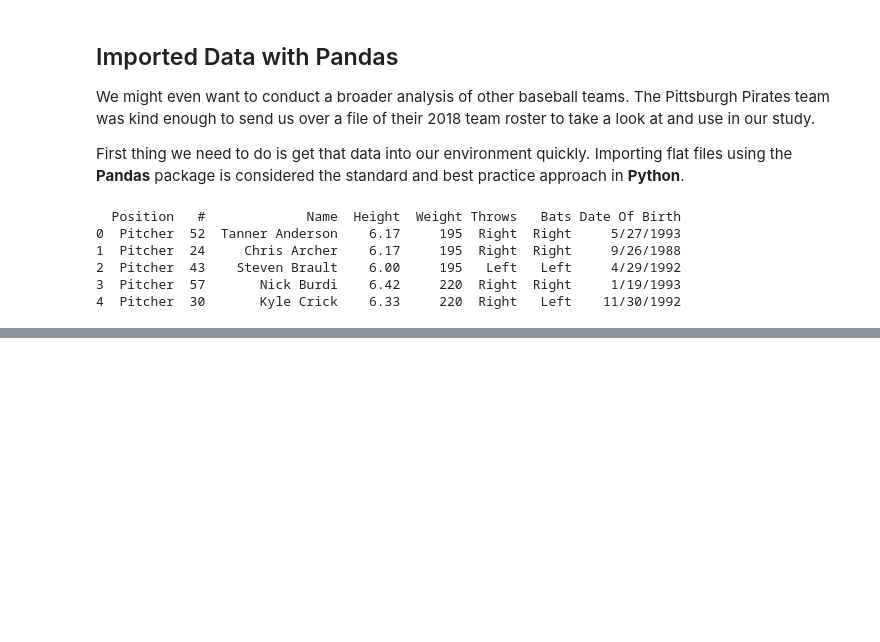
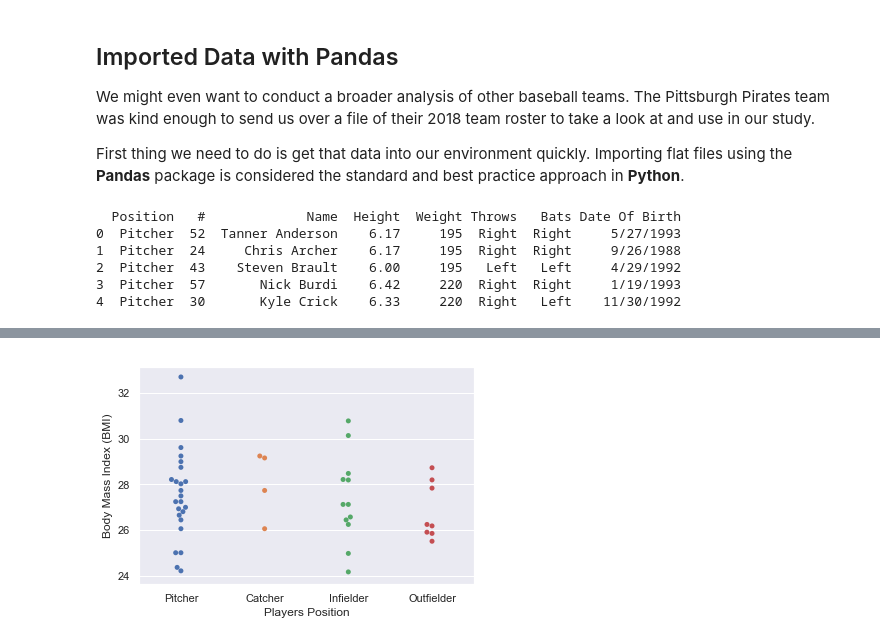
Before and after one commit to SQLDataNinja/pyDataScienceAdventure, a Jupyter notebook: PythonProgramming_Pandas.ipynb, the cells around one changed output, grey strips where cells are left out. Drawn from its saved outputs; the diff is of its cells as text; code cells hidden in the pictures; blank space fills up the shorter version.

```diff
--- a/PythonProgramming_Pandas.ipynb
+++ b/PythonProgramming_Pandas.ipynb
@@ -35,0 +62,9 @@ print(df_pirates_roster.head())
+# %%
+# Load file as a Pandas Dataframe: df_pirates_roster
+df_pirates_roster = pd.read_csv(curr_wd + '/data_sources/' + file_pirates_roster, parse_dates=['Date Of Birth'])
+
+# Preview the reloaded data in df_pirates_roster
+print('The dataframe has {0} rows and {1} columns'.format(df_pirates_roster.shape[0], df_pirates_roster.shape[1]))
+
+#
+print(df_pirates_roster.info())
@@ -35,0 +87,6 @@ print(df_pirates_roster.head())
+# %%
+# Rename the dataframe columns to be more descriptive
+df_pirates_roster.columns = ['Position', 'Num', 'Full_Name', 'Height_ft', 'Weight_lbs', 'Throws_Hand', 'Bats_Hand', 'DoB']
+
+# Check the columns are now more readable
+print(df_pirates_roster.columns)
@@ -35,0 +191,7 @@ print(df_pirates_roster.head())
+# %%
+swarm_bmi_class = sns.swarmplot(x='Position', y='BMI', data=df_pirates_roster)
+swarm_bmi_class = plt.xlabel('Player''s Position')
+swarm_bmi_class = plt.ylabel('Body Mass Index (BMI)')
+plt.show()
+# %% [output]
+[figure, added]
```
Also changed, not shown: parts of 32 cells of this notebook.
